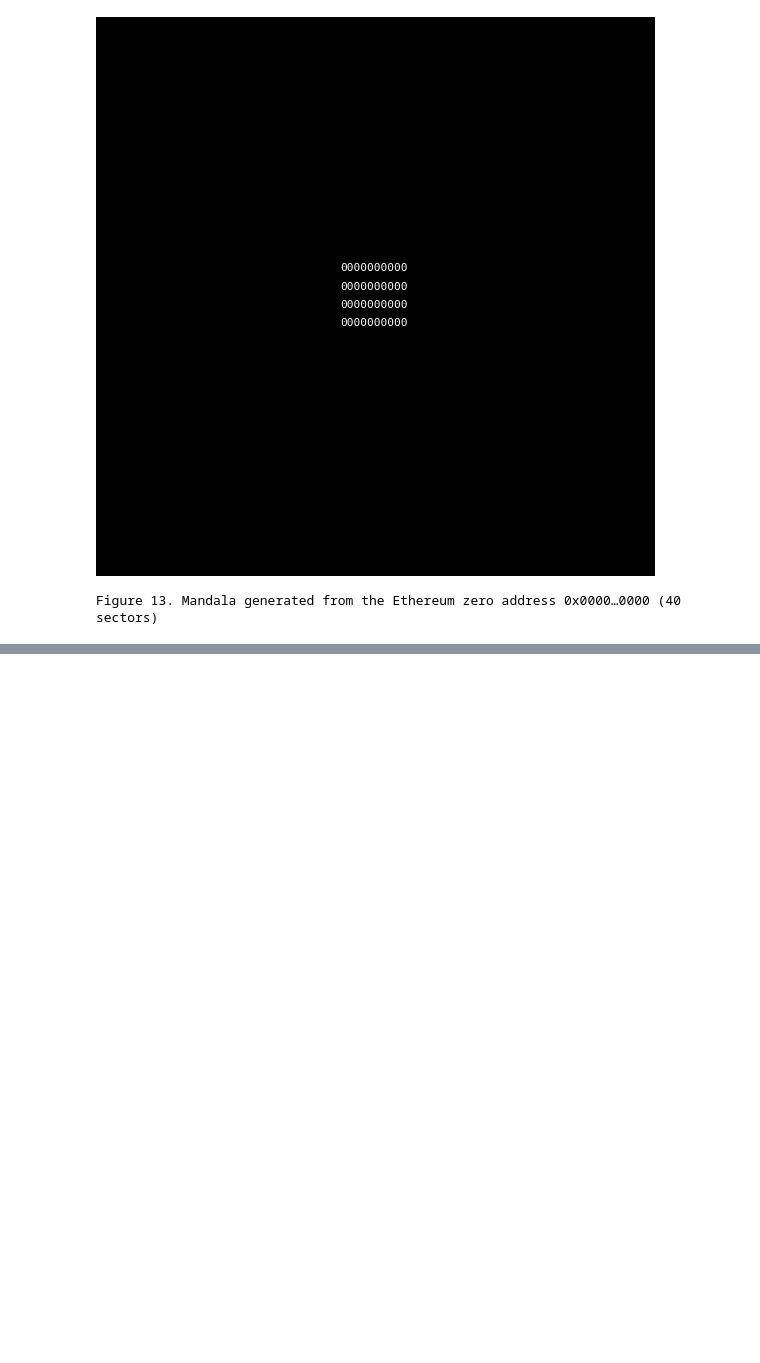
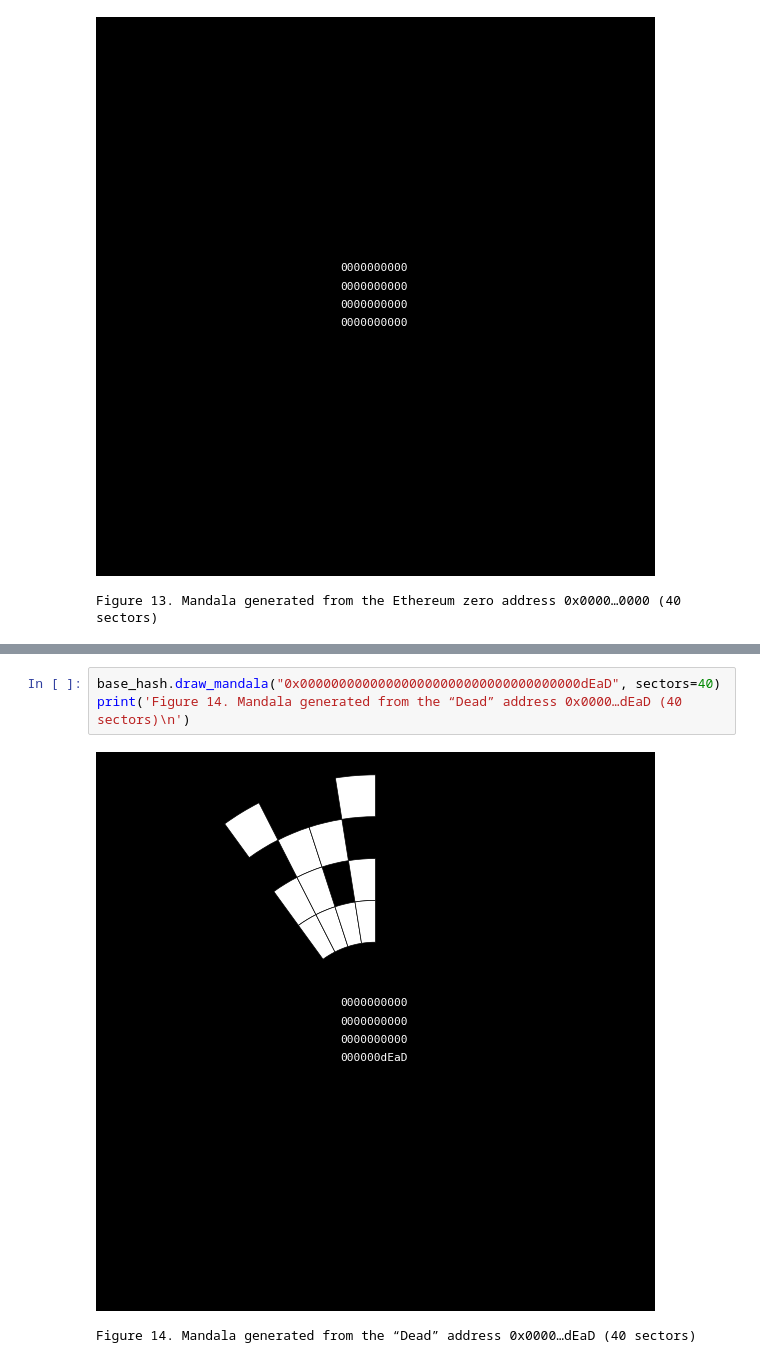
Before and after one commit to HashCanon/hashcanon.github.io, a Jupyter notebook: FamousBlockchainHashes.ipynb, the cells around one changed output, grey strips where cells are left out. Cells and saved outputs as stored; diff of their text form; blank space fills up the shorter version.

Commit message:
add sections for “Dead” & “dead-42069” burn addresses and update figure captions

```diff
--- a/FamousBlockchainHashes.ipynb
+++ b/FamousBlockchainHashes.ipynb
@@ -193,0 +200,6 @@ Figure 13. Mandala generated from the Ethereum zero address 0x0000…0000 (40 se
+# %%
+base_hash.draw_mandala("0x000000000000000000000000000000000000dEaD", sectors=40)
+print('Figure 14. Mandala generated from the “Dead” address 0x0000…dEaD (40 sectors)\n')
+# %% [output]
+[figure, added]
+Figure 14. Mandala generated from the “Dead” address 0x0000…dEaD (40 sectors)
```
Also changed, not shown: parts of 3 cells of this notebook.
